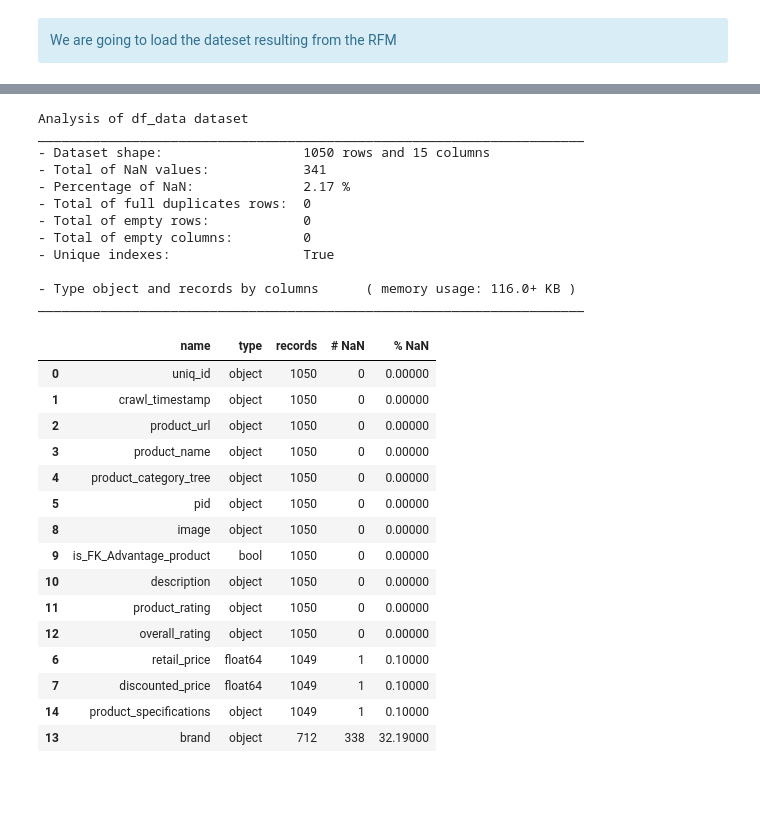
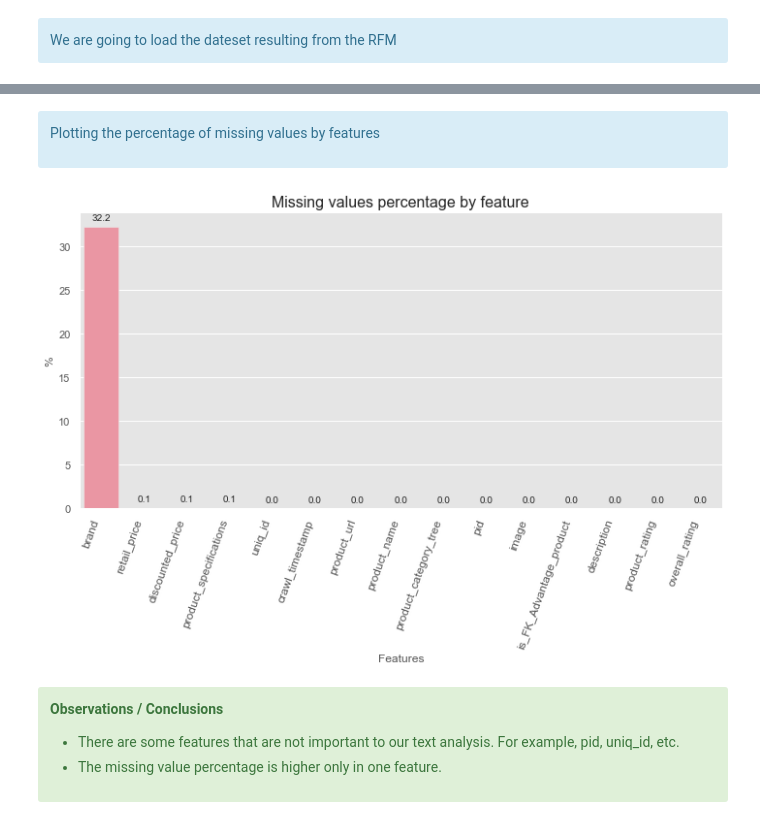
Before and after one commit to samirhinojosa/OC-P6-automatically-classify-consumer-goods, a Jupyter notebook: analysis_notebook.ipynb, the cells around one changed output, grey strips where cells are left out. Drawn from its saved outputs; the diff is of its cells as text; code cells hidden in the pictures; blank space fills up the shorter version.

Commit message:
initial analysis

```diff
--- a/analysis_notebook.ipynb
+++ b/analysis_notebook.ipynb
@@ -19,9 +19,13 @@
 # %%
 ## General
 import pandas as pd
-import numpy as np
+import matplotlib.pyplot as plt
+import seaborn as sns
 
 # Own specific functions
 from functions import *
+
+%matplotlib inline
+sns.set_theme(style="darkgrid")
 # %% [markdown]
 <div style="background-color: #506AB9;" >
@@ -61,31 +88,30 @@ ______________________________________________________________________
-# %%
-df_analysis(df_data, "df_data")
-# %% [output]
-Analysis of df_data dataset
-______________________________________________________________________
-- Dataset shape:                  1050 rows and 15 columns
-- Total of NaN values:            341
-- Percentage of NaN:              2.17 %
-- Total of full duplicates rows:  0
-- Total of empty rows:            0
-- Total of empty columns:         0
-- Unique indexes:                 True
-
-- Type object and records by columns      ( memory usage: 116.0+ KB )
-______________________________________________________________________
-|  | name | type | records | # NaN | % NaN |
-| 0 | uniq_id | object | 1050 | 0 | 0.00000 |
-| 1 | crawl_timestamp | object | 1050 | 0 | 0.00000 |
-| 2 | product_url | object | 1050 | 0 | 0.00000 |
-| 3 | product_name | object | 1050 | 0 | 0.00000 |
-| 4 | product_category_tree | object | 1050 | 0 | 0.00000 |
-| 5 | pid | object | 1050 | 0 | 0.00000 |
-| 8 | image | object | 1050 | 0 | 0.00000 |
-| 9 | is_FK_Advantage_product | bool | 1050 | 0 | 0.00000 |
-| 10 | description | object | 1050 | 0 | 0.00000 |
-| 11 | product_rating | object | 1050 | 0 | 0.00000 |
-| 12 | overall_rating | object | 1050 | 0 | 0.00000 |
-| 6 | retail_price | float64 | 1049 | 1 | 0.10000 |
-| 7 | discounted_price | float64 | 1049 | 1 | 0.10000 |
-| 14 | product_specifications | object | 1049 | 1 | 0.10000 |
-| 13 | brand | object | 712 | 338 | 32.19000 |
+# %% [markdown]
+<div class="alert alert-block alert-info">
+    <p>Plotting the percentage of missing values by features</p>
+</div>
+# %%
+missing_values = df_data.isnull().sum(axis=0).sort_values(ascending=False)/len(df_data.index)*100
+missing_values.index.tolist()
+
+fig = plt.figure(figsize=(10, 7))
+plot = sns.barplot(x=missing_values.index, y=missing_values.values)
+for p in plot.patches:
+    plot.annotate(format(p.get_height(), ".1f"), (p.get_x() + p.get_width() / 2., p.get_height()),
+                    ha="center", va="center", xytext=(0, 9), textcoords="offset points")
+plot.set_xticklabels(labels=missing_values.index.tolist(), rotation=70, size=12, horizontalalignment="right")
+plt.ylabel("%", size=12)
+plt.xlabel("Features", size=12)
+plt.title("Missing values percentage by feature", size=16)
+plt.tight_layout()
+plt.savefig("images/text_analysis/missing-values-percentage-by-feature.png")
+plt.show()
+# %% [output]
+[figure, added]
+# %% [markdown]
+<div class="alert alert-block alert-success">
+    <p><b>Observations / Conclusions</b></p>
+    <ul>
+        <li>There are some features that are not important to our text analysis. For example, pid, uniq_id, etc.</li>
+        <li>The missing value percentage is higher only in one feature.</li>
+    </ul>
+</div>
```
Also changed, not shown: parts of 3 cells of this notebook, 2 other files.
